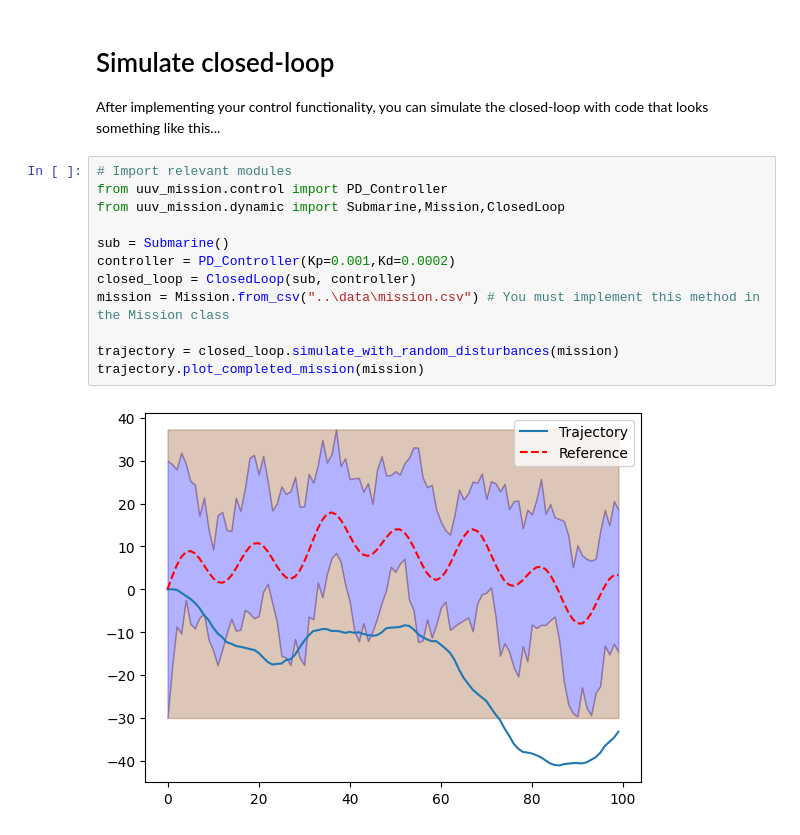
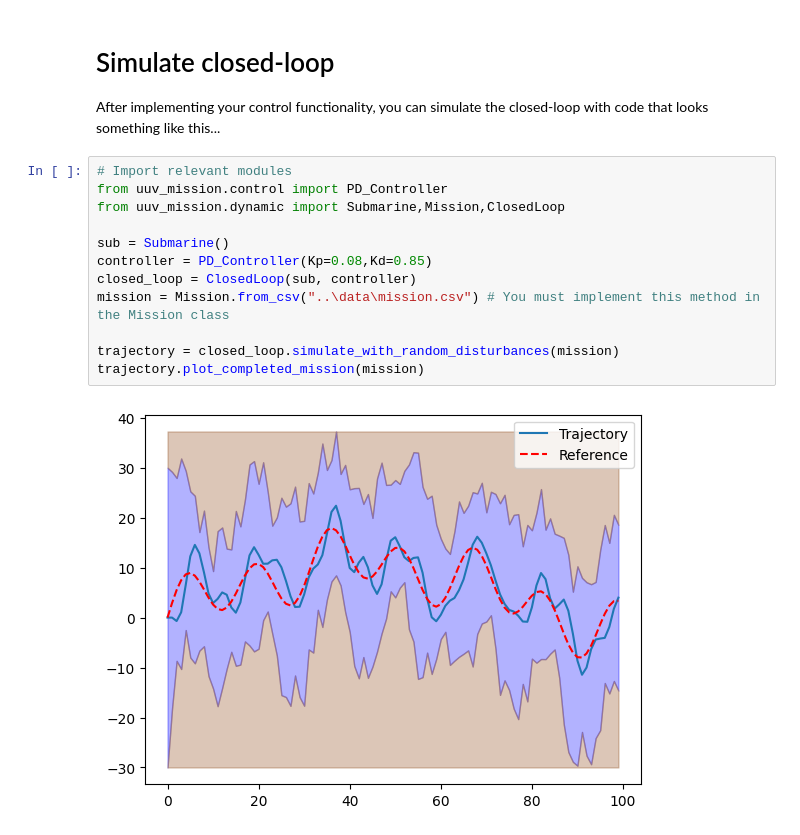
Before and after one commit to sjsimons/b1-coding-practical-mt24, a Jupyter notebook: notebooks/demo.ipynb, the cells around one changed output. Cells and saved outputs as stored; diff of their text form.

Commit message:
demo notebook includes optimised controller gains

```diff
--- a/notebooks/demo.ipynb
+++ b/notebooks/demo.ipynb
@@ -15,14 +15,14 @@ After implementing your control functionality, you can simulate the closed-loop
 # %%
 # Import relevant modules
 from uuv_mission.control import PD_Controller
 from uuv_mission.dynamic import Submarine,Mission,ClosedLoop
 
 sub = Submarine()
-controller = PD_Controller(Kp=0.001,Kd=0.0002)
+controller = PD_Controller(Kp=0.08,Kd=0.85)
 closed_loop = ClosedLoop(sub, controller)
 mission = Mission.from_csv("..\data\mission.csv") # You must implement this method in the Mission class
 
 trajectory = closed_loop.simulate_with_random_disturbances(mission)
 trajectory.plot_completed_mission(mission)
 # %% [output]
-[figure, old version]
+[figure, new version]
```
